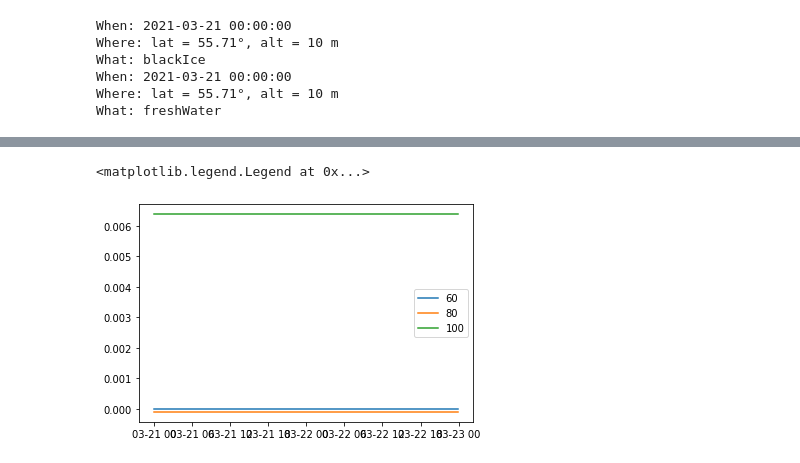
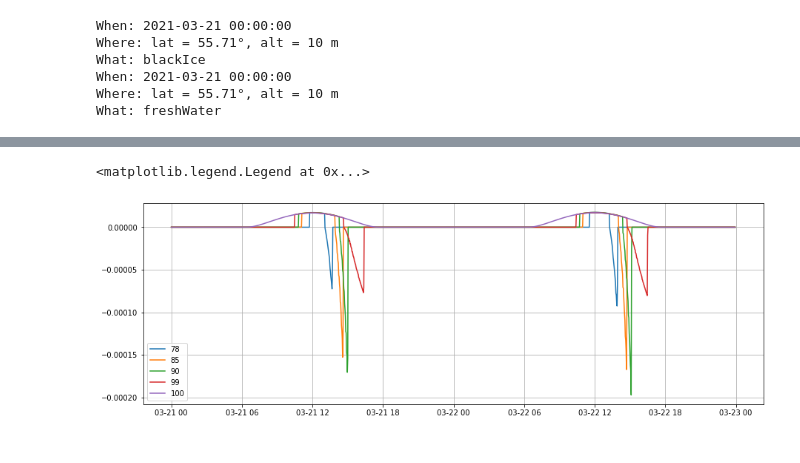
Before and after one commit to Henrikum/skrinning-stuff, a Jupyter notebook: notebooks/skrinning stuff.ipynb, the cells around one changed output, grey strips where cells are left out. Cells and saved outputs as stored; diff of their text form; code cells hidden in the pictures.

```diff
--- a/notebooks/skrinning stuff.ipynb
+++ b/notebooks/skrinning stuff.ipynb
@@ -85,10 +85,13 @@ dateTimes, S0sW, USolnW, dummy = myWater.simulate(UInitW, aEnvW, TEnvW, timeStep
-# %%
-plt.plot(dateTimes, epsSoln[:, 60], label='60')
-plt.plot(dateTimes, epsSoln[:, 80], label='80')
-plt.plot(dateTimes, epsSoln[:, 100], label='100')
-plt.legend()
-# %% [output]
-<matplotlib.legend.Legend at 0x...>
-[figure, removed]
+# %%
+idx = [78, 85, 90, 99, 100]
+itx = [0, -1]
+fig, ax = plt.subplots(1, 1, figsize=(15, 5))
+for i in range(len(idx)):
+    ax.plot(dateTimes[itx[0]:itx[1]], dEpsSoln[itx[0]:itx[1], idx[i]], label=str(idx[i]))
+ax.grid()
+ax.legend()
+# %% [output]
+<matplotlib.legend.Legend at 0x...>
+[figure, added]
 # %%
 botMeltRates = myIce.bottomMeltRates(USoln, USolnW, myWater)
```
Also changed, not shown: parts of 13 cells of this notebook, 1 other file.
